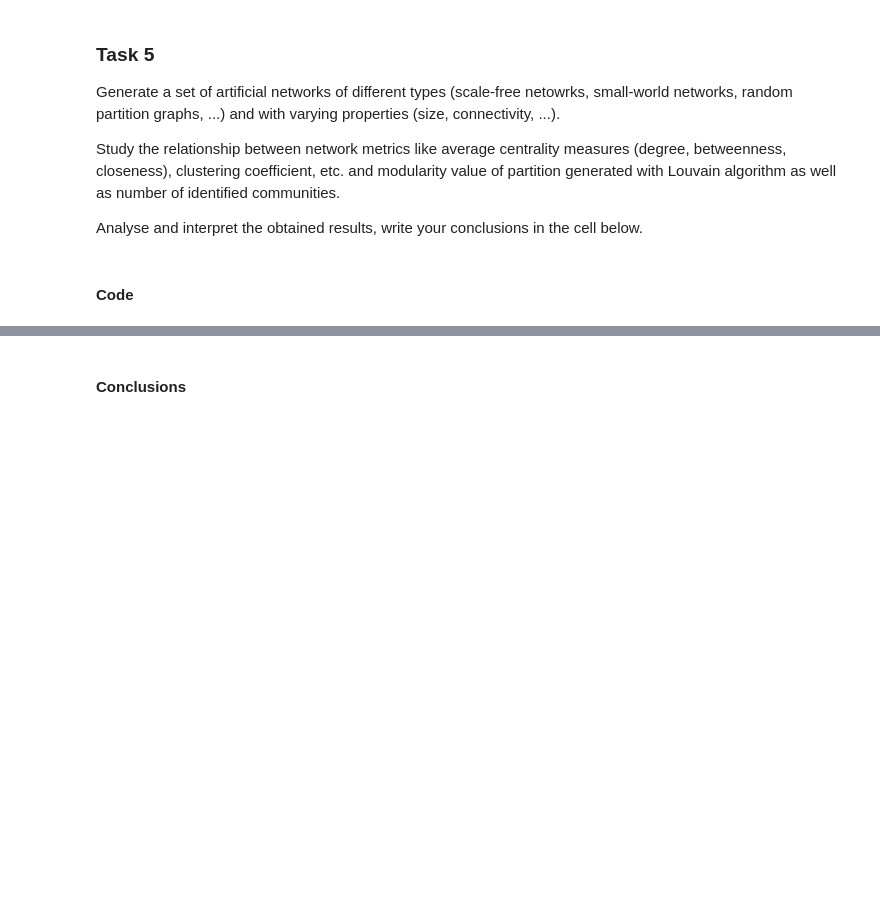
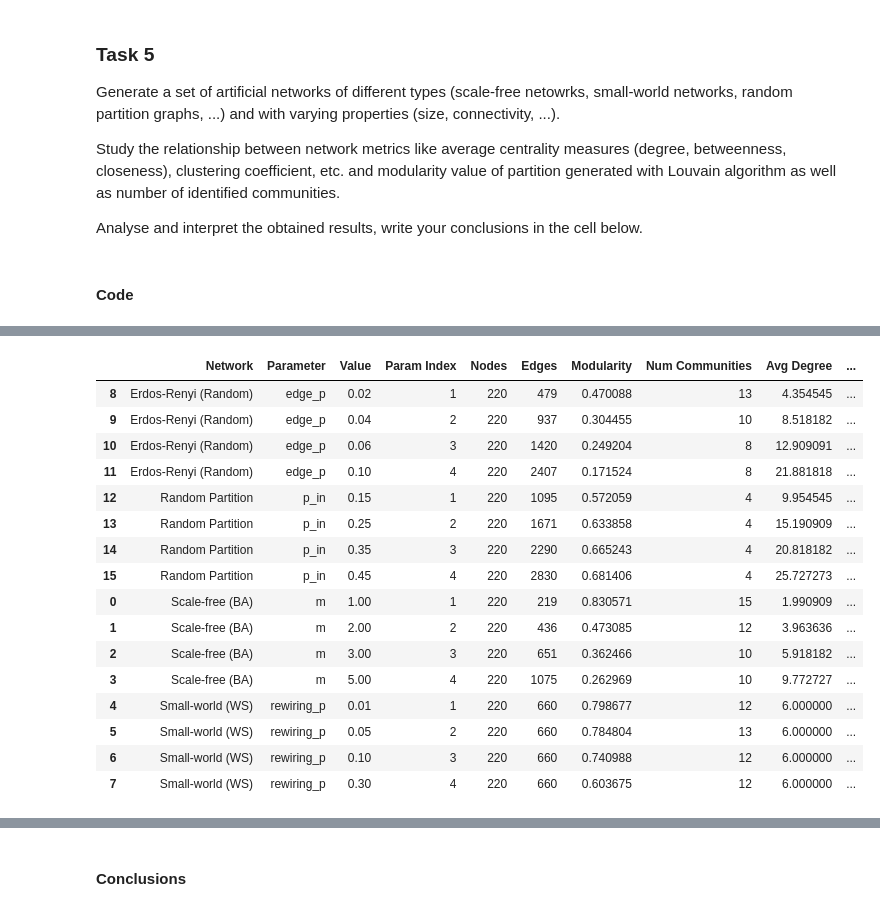
Before and after one commit to jkociecki/complex-networks-pwr, a Jupyter notebook: lab03/L03_community_detection.ipynb, the cells around one changed output, grey strips where cells are left out. Cells and saved outputs as stored; diff of their text form; code cells hidden in the pictures; blank space fills up the shorter version.

```diff
--- a/lab03/L03_community_detection.ipynb
+++ b/lab03/L03_community_detection.ipynb
@@ -423,0 +342,70 @@ plt.show()
+# %%
+network_configs = [
+    {
+        "network": "Scale-free (BA)",
+        "parameter": "m",
+        "values": [1, 2, 3, 5],
+        "builder": lambda v: nx.barabasi_albert_graph(220, v, seed=42),
+    },
+    {
+        "network": "Small-world (WS)",
+        "parameter": "rewiring_p",
+        "values": [0.01, 0.05, 0.1, 0.3],
+        "builder": lambda v: nx.watts_strogatz_graph(220, 6, v, seed=42),
+    },
+    {
+        "network": "Erdos-Renyi (Random)",
+        "parameter": "edge_p",
+        "values": [0.02, 0.04, 0.06, 0.1],
+        "builder": lambda v: nx.erdos_renyi_graph(220, v, seed=42),
+    },
+    {
+        "network": "Random Partition",
+        "parameter": "p_in",
+        "values": [0.15, 0.25, 0.35, 0.45],
+        "builder": lambda v: nx.random_partition_graph(
+            [55, 55, 55, 55], v, 0.01, seed=42
+        ),
+    },
+]
+
+rows = []
+
+for config in network_configs:
+    for idx, value in enumerate(config["values"], start=1):
+        G = config["builder"](value)
+
+        partition = nx.community.louvain_communities(G, seed=42)
+        modularity = nx.community.modularity(G, partition)
+        num_communities = len(partition)
+
+        avg_degree = np.mean([d for _, d in G.degree()])
+        avg_clustering = nx.average_clustering(G)
+        avg_betweenness = np.mean(
+            list(nx.betweenness_centrality(G, k=40, seed=42).values())
+        )
+        avg_closeness = np.mean(list(nx.closeness_centrality(G).values()))
+
+        rows.append(
+            {
+                "Network": config["network"],
+                "Parameter": config["parameter"],
+                "Value": value,
+                "Param Index": idx,
+                "Nodes": G.number_of_nodes(),
+                "Edges": G.number_of_edges(),
+                "Modularity": modularity,
+                "Num Communities": num_communities,
+                "Avg Degree": avg_degree,
+                "Avg Clustering": avg_clustering,
+                "Avg Betweenness": avg_betweenness,
+                "Avg Closeness": avg_closeness,
+            }
+        )
+
+df_results = pd.DataFrame(rows)
+df_results["Scenario"] = df_results["Parameter"] + "=" + df_results["Value"].astype(str)
+
+print("Porównanie sieci dla różnych parametrów:")
+display(df_results.sort_values(["Network", "Param Index"]))
+# %% [output]
@@ -423,0 +413,17 @@ plt.show()
+|  | Network | Parameter | Value | Param Index | Nodes | Edges | Modularity | Num Communities | Avg Degree | ... |
+| 8 | Erdos-Renyi (Random) | edge_p | 0.02 | 1 | 220 | 479 | 0.470088 | 13 | 4.354545 | ... |
+| 9 | Erdos-Renyi (Random) | edge_p | 0.04 | 2 | 220 | 937 | 0.304455 | 10 | 8.518182 | ... |
+| 10 | Erdos-Renyi (Random) | edge_p | 0.06 | 3 | 220 | 1420 | 0.249204 | 8 | 12.909091 | ... |
+| 11 | Erdos-Renyi (Random) | edge_p | 0.10 | 4 | 220 | 2407 | 0.171524 | 8 | 21.881818 | ... |
+| 12 | Random Partition | p_in | 0.15 | 1 | 220 | 1095 | 0.572059 | 4 | 9.954545 | ... |
+| 13 | Random Partition | p_in | 0.25 | 2 | 220 | 1671 | 0.633858 | 4 | 15.190909 | ... |
+| 14 | Random Partition | p_in | 0.35 | 3 | 220 | 2290 | 0.665243 | 4 | 20.818182 | ... |
+| 15 | Random Partition | p_in | 0.45 | 4 | 220 | 2830 | 0.681406 | 4 | 25.727273 | ... |
+| 0 | Scale-free (BA) | m | 1.00 | 1 | 220 | 219 | 0.830571 | 15 | 1.990909 | ... |
+| 1 | Scale-free (BA) | m | 2.00 | 2 | 220 | 436 | 0.473085 | 12 | 3.963636 | ... |
+| 2 | Scale-free (BA) | m | 3.00 | 3 | 220 | 651 | 0.362466 | 10 | 5.918182 | ... |
+| 3 | Scale-free (BA) | m | 5.00 | 4 | 220 | 1075 | 0.262969 | 10 | 9.772727 | ... |
+| 4 | Small-world (WS) | rewiring_p | 0.01 | 1 | 220 | 660 | 0.798677 | 12 | 6.000000 | ... |
+| 5 | Small-world (WS) | rewiring_p | 0.05 | 2 | 220 | 660 | 0.784804 | 13 | 6.000000 | ... |
+| 6 | Small-world (WS) | rewiring_p | 0.10 | 3 | 220 | 660 | 0.740988 | 12 | 6.000000 | ... |
+| 7 | Small-world (WS) | rewiring_p | 0.30 | 4 | 220 | 660 | 0.603675 | 12 | 6.000000 | ... |
```
Also changed, not shown: parts of 22 cells of this notebook.
